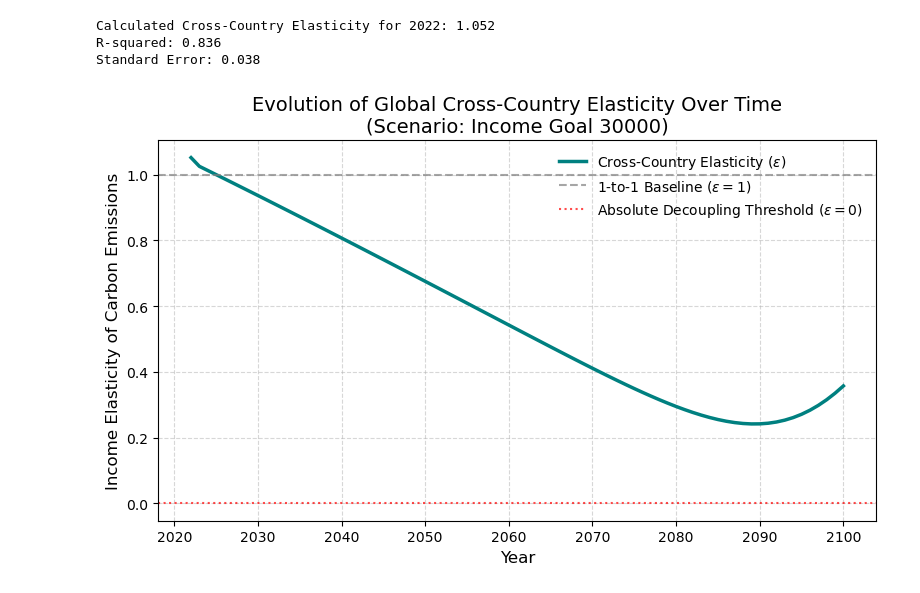
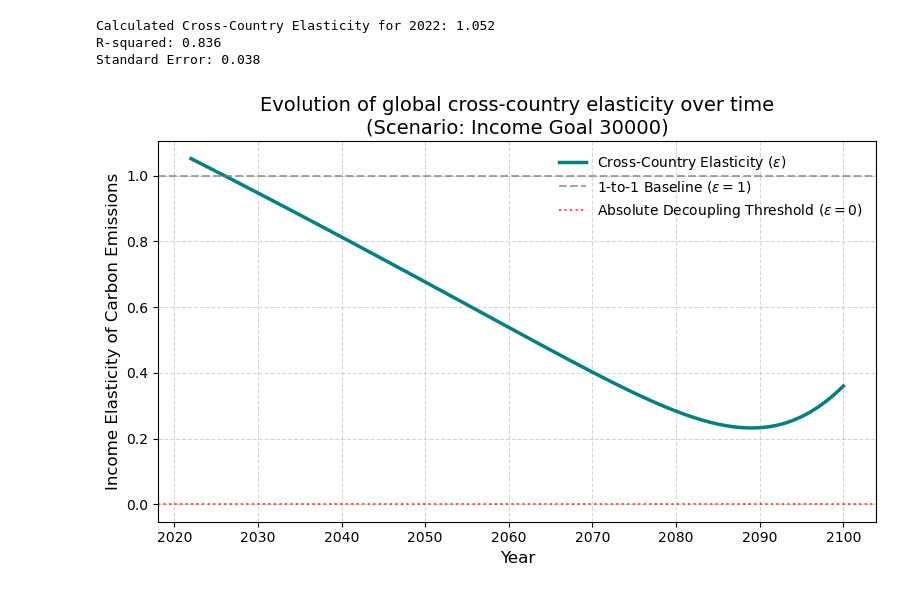
Before and after one commit to yannickoswald/convergence, a Jupyter notebook: jupyter_scripts/run_figure3.ipynb, the cells around one changed output. Drawn from its saved outputs; the diff is of its cells as text; code cells hidden in the pictures.

```diff
--- a/jupyter_scripts/run_figure3.ipynb
+++ b/jupyter_scripts/run_figure3.ipynb
@@ -47,7 +51,7 @@ carbon_budget_values = [1150*0.95 - 2*35] # 95% of the carbon budget because of
 gdp_assumption_values = ["constant_ratio"] # this is a string and either (1) constant_ratio or (2) model_ratio for details see the scenario_class.py file
 pop_growth_assumption_values = ["semi_log_model"]  # this is a string and either (1) UN_medium, (2) semi_log_model (3) semi_log_model_elasticity for details see the scenario_class.py file
 tech_evolution_assumption_values = ["plausible"]  # this is a string and either (1) plausible or (2) necessary for details see the scenario_class.py file
-tech_hysteresis_assumption_values = ["optimistic_degrowth"]  # this is a string and either (1) optimistic_degrowth or (2) pessimistic_degrowth or (3) off for details see the scenario_class.py file
+tech_hysteresis_assumption_values = ["optimistic_degrowth"]  # this is a string and either (1) optimistic_degrowth or (2) pessimistic_degrowth
 steady_state_high_income_assumption_values = ["off"]
 population_hysteresis_assumption_values = ["on"]
 sigmoid_parameters = [0.05, 2060] # k, first param., is the steepness of the sigmoid (0 < k < 1) and t0, second param, is the year of the midpoint of the sigmoid function of the weighted
@@ -57,8 +61,8 @@ cdr_assumption = ["on"] # this is a string and either (1) on or (2) off for deta
 cdr_level_2100 = [5] #  in gigatons of CO2 per year, so 0.95 means 950 million tons of CO2 per year
 ### new parameters
 # --- ADD THESE NEW PARAMETERS HERE ---
-elasticity_assumption_values = ["constant"] # Options: "off", "constant", "income_dependent"
-elasticity_value = [1.5]
+elasticity_assumption_values = ["off"] # Options: "off", "constant" ## constant actually means just at the beginning basically
+elasticity_value = [1]
 
 
 sweeper1 = ScenarioSweeper(end_year_values,
@@ -93,7 +97,7 @@ cbar.set_ticks([1, 1.5, 2])
 
 # create a list of income goals
 income_goals = [5000, 7500, 10000, 12500, 15000, 17500, 20000, 22500, 25000, 27500, 30000]
-
+#income_goals = [5000, 10000]
 # create colormap and map to income goals
 colors = cm.viridis([i/len(income_goals) for i in range(len(income_goals))])
 
@@ -217,7 +221,7 @@ ax3.annotate("z = -10%", xy=(2060, 0.05), xytext=(2035, 0.05), textcoords="data"
 
 plt.tight_layout()
 # save the figure at high resolution
-plt.savefig("fig3.png", dpi=300)
+plt.savefig("figures/fig3.png", dpi=300)
 plt.show()
 
 # save the carbon intensity data to a csv file
@@ -362,34 +352,36 @@ fig_el, ax_el = plt.subplots(figsize=(8, 5))
 
 # Plot the elasticity curve
 ax_el.plot(simulated_years, elasticity_over_time, color='teal', linewidth=2.5,
            label="Cross-Country Elasticity ($\\epsilon$)")
 
 # Add some helpful reference lines
 ax_el.axhline(1.0, color='gray', linestyle='--', alpha=0.7,
               label="1-to-1 Baseline ($\\epsilon = 1$)")
 ax_el.axhline(0.0, color='red', linestyle=':', alpha=0.7,
               label="Absolute Decoupling Threshold ($\\epsilon = 0$)")
 
 # Formatting
 ax_el.set_xlabel('Year', fontsize=12)
 ax_el.set_ylabel('Income Elasticity of Carbon Emissions', fontsize=12)
-ax_el.set_title('Evolution of Global Cross-Country Elasticity Over Time\n(Scenario: Income Goal ' + str(scenario_1.income_goal) + ')', fontsize=14)
+ax_el.set_title('Evolution of global cross-country elasticity over time\n(Scenario: Income Goal ' + str(scenario_1.income_goal) + ')', fontsize=14)
 ax_el.legend(loc='upper right', frameon=False)
 ax_el.grid(True, linestyle='--', alpha=0.5)
 
 plt.tight_layout()
 
-# Save the figure
-plt.savefig("cross_country_elasticity_timeseries.png", dpi=300)
+# Save and show
+plt.tight_layout()
+os.makedirs("figures_supplementary", exist_ok=True)
+plt.savefig(f"figures_supplementary/supp_fig11.png", dpi=300)
 plt.show()
 
 # Optional: Save the time-series data to a CSV for your records
 import pandas as pd
 elasticity_df = pd.DataFrame({
     'Year': simulated_years,
     'Cross_Country_Elasticity': elasticity_over_time,
     'R_Squared': r_squared_over_time
 })
 elasticity_df.to_csv("cross_country_elasticity_over_time.csv", index=False)
 # %% [output]
-[figure, old version]
+[figure, new version]
```
Also changed, not shown: parts of 14 cells of this notebook, 13 other files.
